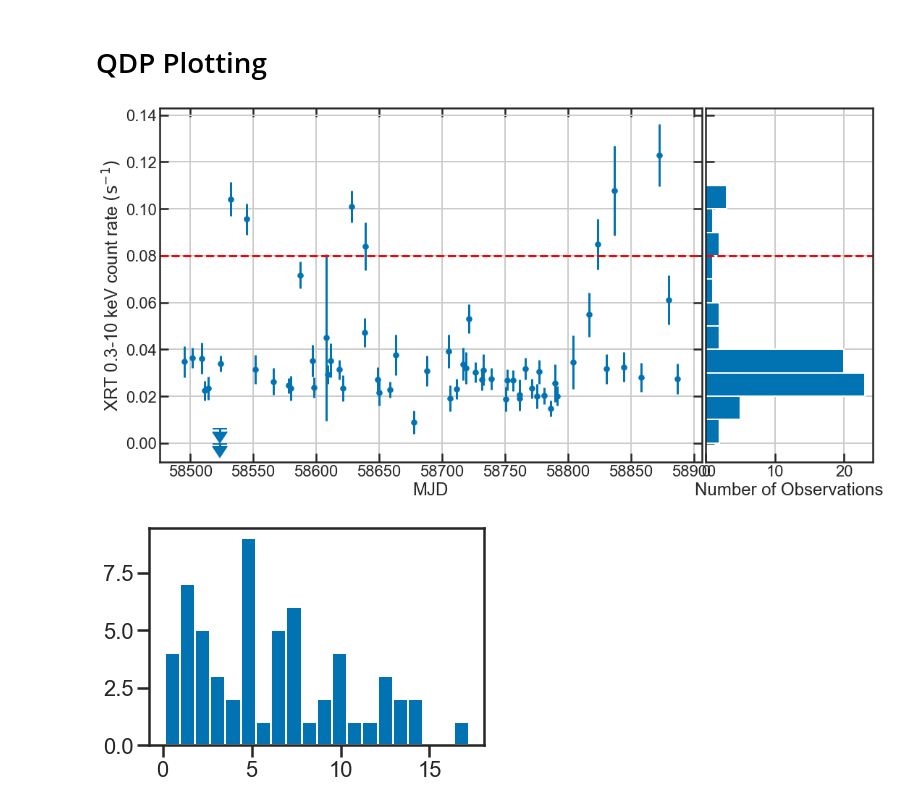
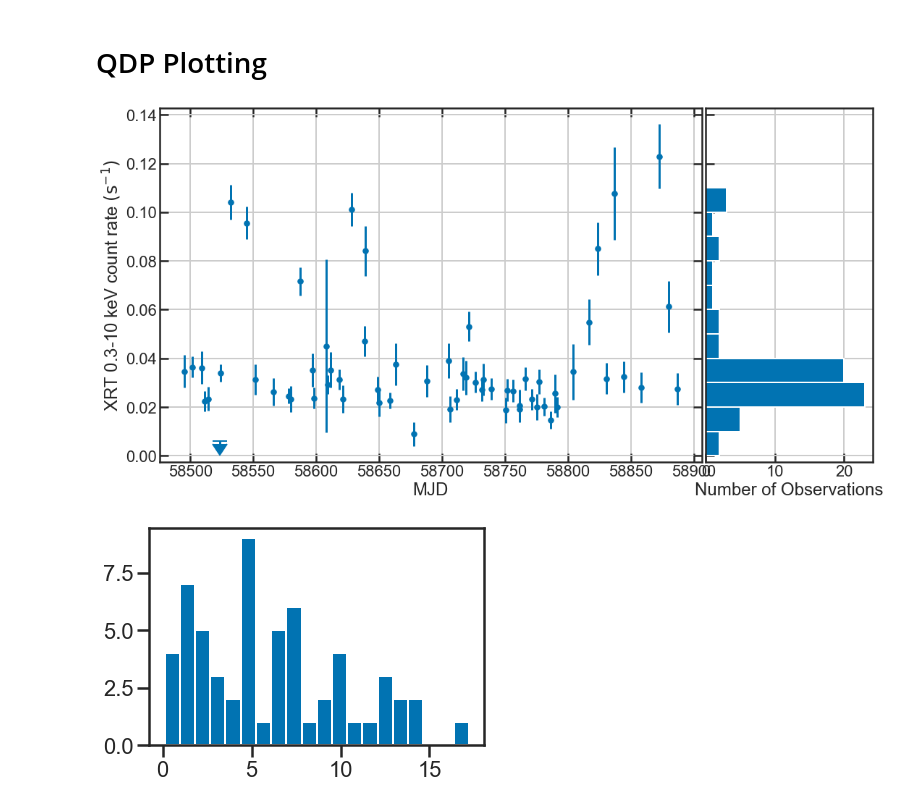
Before and after one commit to snpike/scripts, a Jupyter notebook: Circinus_ULX5/Circinus_ULX5_NuSTAR_cycle6_calcs.ipynb, the cells around one changed output. Drawn from its saved outputs; the diff is of its cells as text; code cells hidden in the pictures.

```diff
--- a/Circinus_ULX5/Circinus_ULX5_NuSTAR_cycle6_calcs.ipynb
+++ b/Circinus_ULX5/Circinus_ULX5_NuSTAR_cycle6_calcs.ipynb
@@ -55,37 +55,36 @@ rect_histy = [left + width + spacing, bottom, 0.2, height]
 
 # start with a rectangular Figure
 plt.figure(figsize=(16, 8))
 
 ax_scatter = plt.axes(rect_scatter)
 ax_scatter.tick_params(direction='in', top=True, right=True)
 ax_histy = plt.axes(rect_histy)
 ax_histy.tick_params(direction='in', labelleft=False)
 # ax_scatter.set_yscale('log')
 
 # the scatter plot:
 ax_scatter.errorbar(qdp_data[0][~uplims], qdp_data[3][~uplims], xerr=qdp_data[1][~uplims], yerr=qdp_data[4][~uplims], \
              fmt='.', color='C0', ms=15)
 ax_scatter.errorbar(qdp_data[0][uplims], qdp_data[3][uplims], yerr=0.001, \
                     uplims=[True for i in range(np.sum(uplims))], fmt='none', color='C0', ms=25, capsize=10, capthick=2)
-ax_scatter.axhline(0.08, color='red', ls='--')
+# ax_scatter.axhline(0.08, color='red', ls='--')
 # ax_scatter.axhline(0.13, color='magenta', label='0824450301')
 # ax_scatter.axhline(0.08, color='C1', label='0792382701')
 # ax_scatter.legend(title='Observation Target',title_fontsize=20)
 # ax_scatter.legend(title='XMM OBSID', title_fontsize=20)
 ax_scatter.set_ylabel(r'XRT 0.3-10 keV count rate $(\mathrm{s^{-1}})$')
 ax_scatter.set_xlabel('MJD')
 # ax_scatter.set_yscale('log')
 ax_histy.hist(qdp_data[3], orientation='horizontal', bins=(np.arange(0, 0.12, 0.01)))
 # ax_histy.set_yscale('log')
 ax_histy.set_ylim(ax_scatter.get_ylim())
 ax_histy.set_xlabel('Number of Observations')
-ax_histy.axhline(0.08, color='red', ls='--')
 ax_scatter.grid()
 ax_histy.grid()
 plt.tight_layout()
-# plt.savefig('/Users/sean/Desktop/CircinusULX5/XRT_countrate_hist_2019.pdf')
+plt.savefig('/Users/sean/Desktop/CircinusULX5/2020/XRT_countrate_hist_2020.pdf')
 # %% [output]
-[figure, old version]
+[figure, new version]
 # %%
 qdp_data[4][uplims] = qdp_data[3][uplims]
 sorted_args = np.argsort(qdp_data[0])
```
Also changed, not shown: 2 other files.
